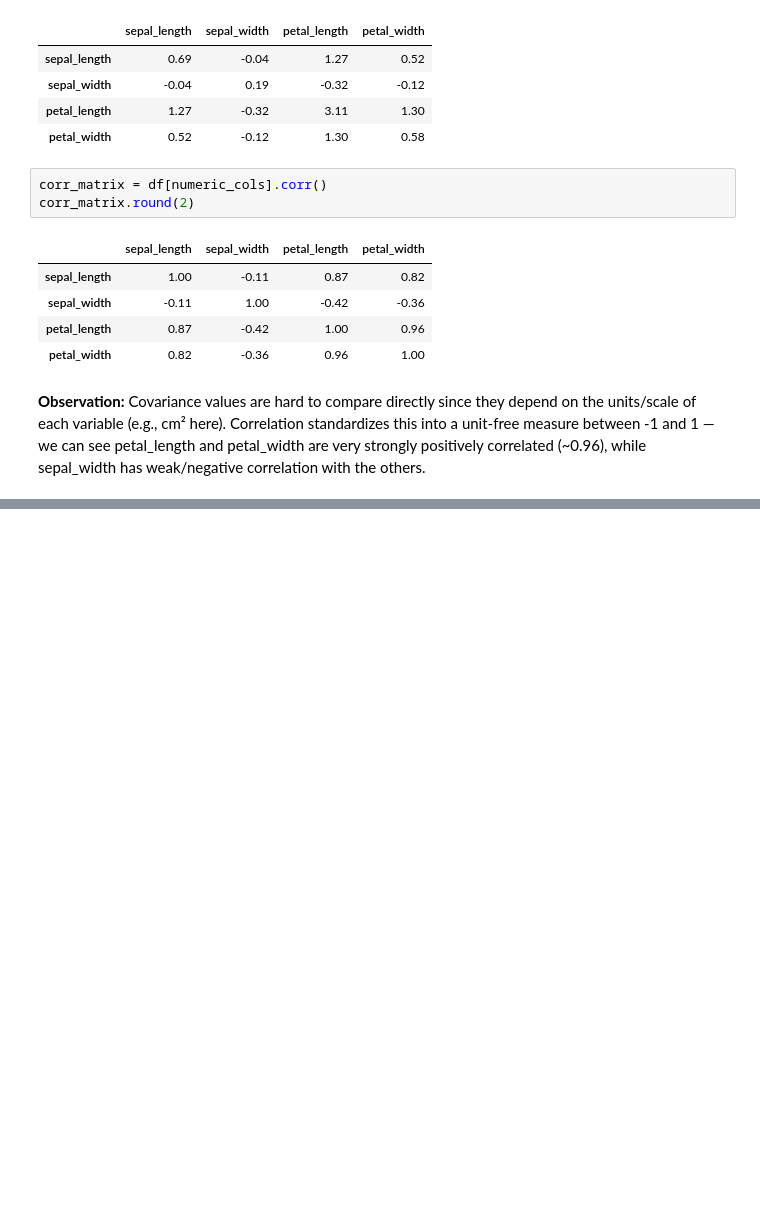
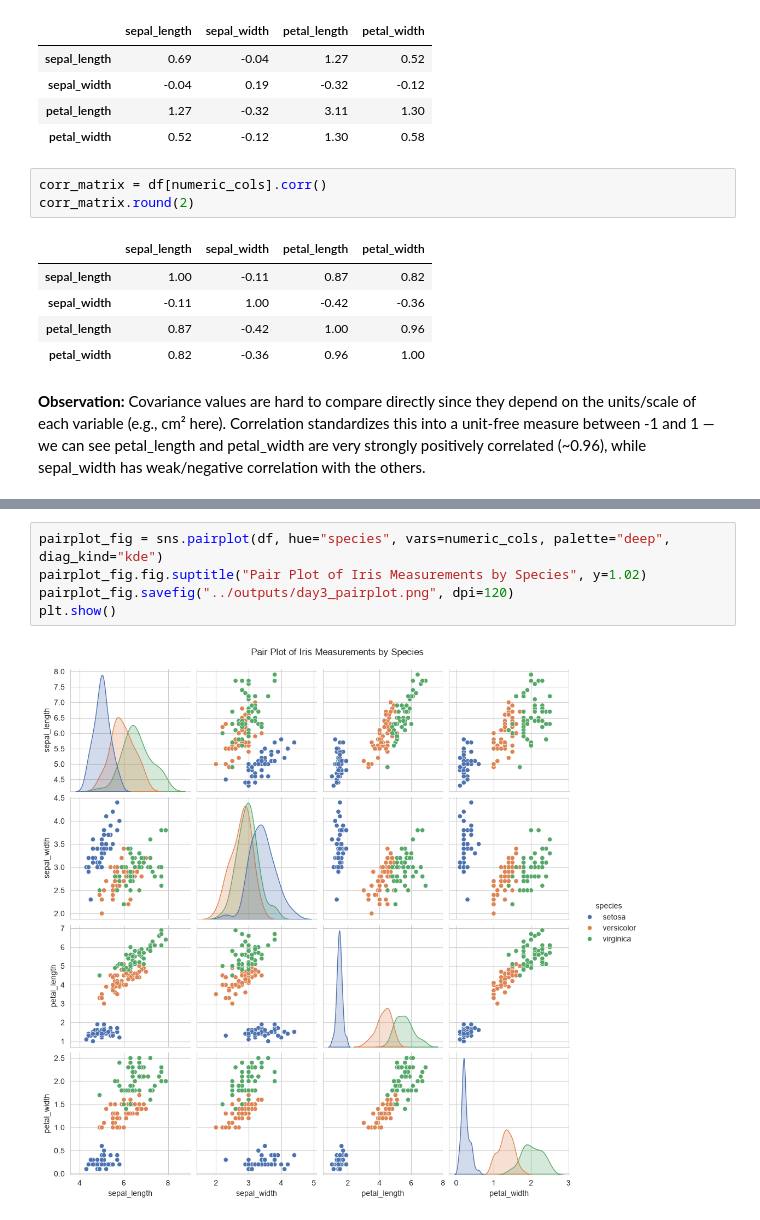
Before and after one commit to nikitha-d1323/data-analysis-mini-projects, a Jupyter notebook: unit2-iris-multivariate/notebooks/Iris_Multivariate_Unit2.ipynb, the cells around one changed output, grey strips where cells are left out. Cells and saved outputs as stored; diff of their text form; blank space fills up the shorter version.

```diff
--- a/unit2-iris-multivariate/notebooks/Iris_Multivariate_Unit2.ipynb
+++ b/unit2-iris-multivariate/notebooks/Iris_Multivariate_Unit2.ipynb
@@ -128,0 +140,7 @@ petal_length and petal_width are very strongly positively correlated
+# %%
+pairplot_fig = sns.pairplot(df, hue="species", vars=numeric_cols, palette="deep", diag_kind="kde")
+pairplot_fig.fig.suptitle("Pair Plot of Iris Measurements by Species", y=1.02)
+pairplot_fig.savefig("../outputs/day3_pairplot.png", dpi=120)
+plt.show()
+# %% [output]
+[figure, added]
```
Also changed, not shown: parts of 5 cells of this notebook, 5 other files.
